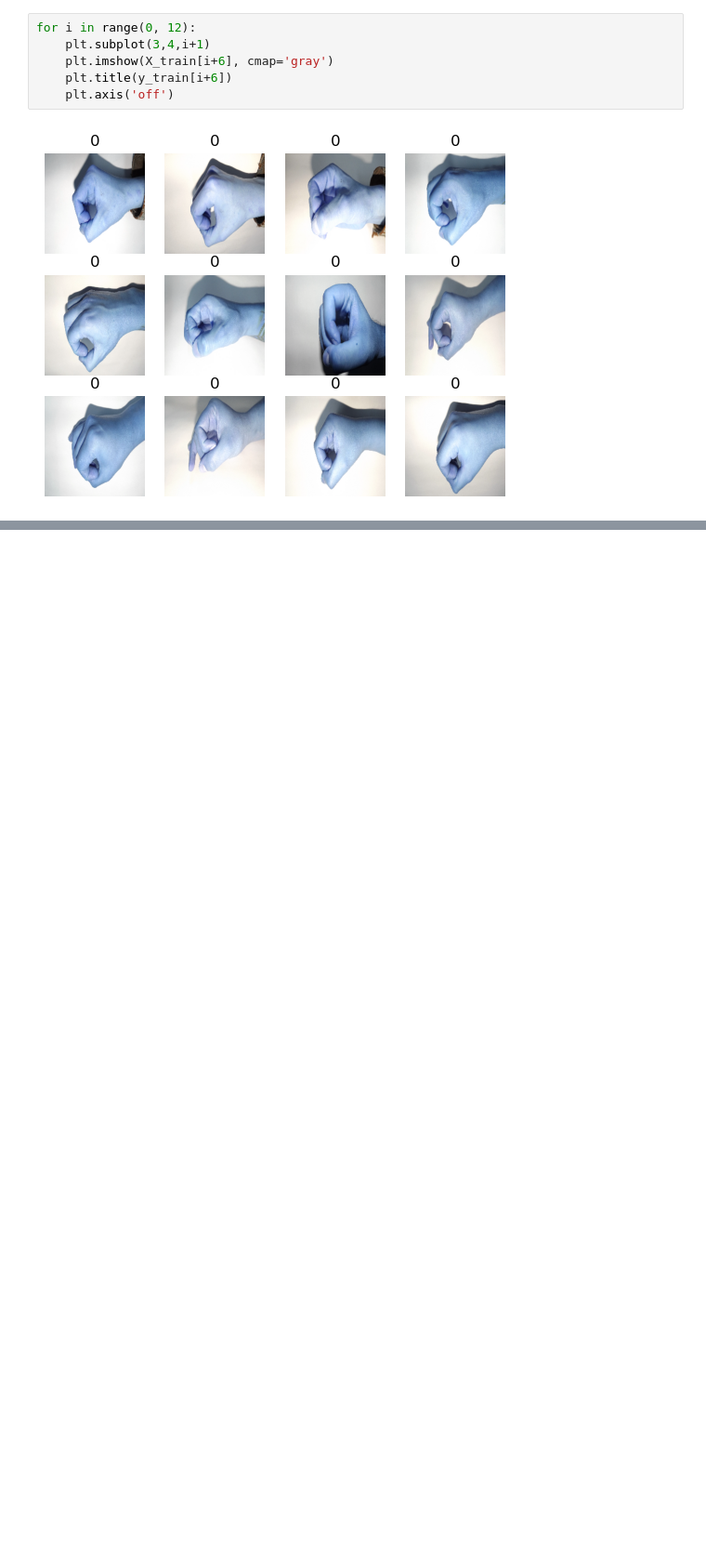
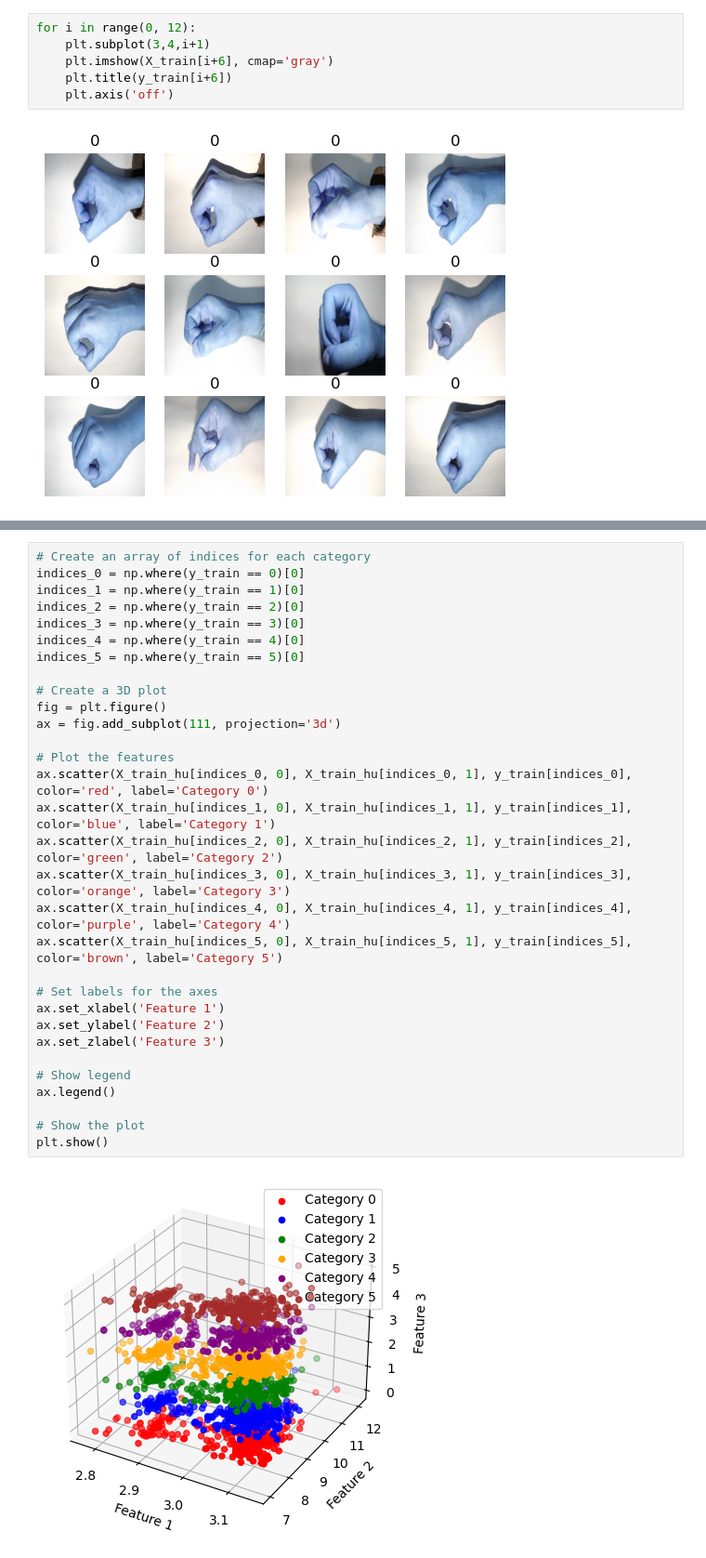
Before and after one commit to Omar-Al-Sharif/Sign-Language-Recognition, a Jupyter notebook: PreProcess.ipynb, the cells around one changed output, grey strips where cells are left out. Shown at 93% size. Drawn from its saved outputs; the diff is of its cells as text; blank space fills up the shorter version.

```diff
--- a/PreProcess.ipynb
+++ b/PreProcess.ipynb
@@ -176,3 +204,36 @@ X_train_combined shape: (1821, 3)
+# %%
+# Create an array of indices for each category
+indices_0 = np.where(y_train == 0)[0]
+indices_1 = np.where(y_train == 1)[0]
+indices_2 = np.where(y_train == 2)[0]
+indices_3 = np.where(y_train == 3)[0]
+indices_4 = np.where(y_train == 4)[0]
+indices_5 = np.where(y_train == 5)[0]
+
+# Create a 3D plot
+fig = plt.figure()
+ax = fig.add_subplot(111, projection='3d')
+
+# Plot the features
+ax.scatter(X_train_hu[indices_0, 0], X_train_hu[indices_0, 1], y_train[indices_0], color='red', label='Category 0')
+ax.scatter(X_train_hu[indices_1, 0], X_train_hu[indices_1, 1], y_train[indices_1], color='blue', label='Category 1')
+ax.scatter(X_train_hu[indices_2, 0], X_train_hu[indices_2, 1], y_train[indices_2], color='green', label='Category 2')
+ax.scatter(X_train_hu[indices_3, 0], X_train_hu[indices_3, 1], y_train[indices_3], color='orange', label='Category 3')
+ax.scatter(X_train_hu[indices_4, 0], X_train_hu[indices_4, 1], y_train[indices_4], color='purple', label='Category 4')
+ax.scatter(X_train_hu[indices_5, 0], X_train_hu[indices_5, 1], y_train[indices_5], color='brown', label='Category 5')
+
+# Set labels for the axes
+ax.set_xlabel('Feature 1')
+ax.set_ylabel('Feature 2')
+ax.set_zlabel('Feature 3')
+
+# Show legend
+ax.legend()
+
+# Show the plot
+plt.show()
+# %% [output]
+[figure, added]
 # %%
 # Create an array of indices for each category
 indices_0 = np.where(y_train == 0)[0]
```
Also changed, not shown: parts of 4 cells of this notebook.
